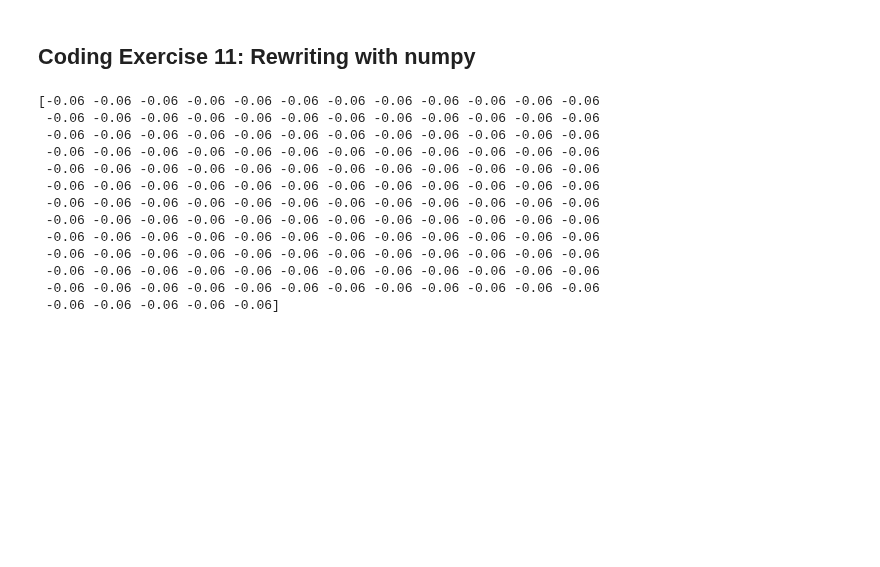
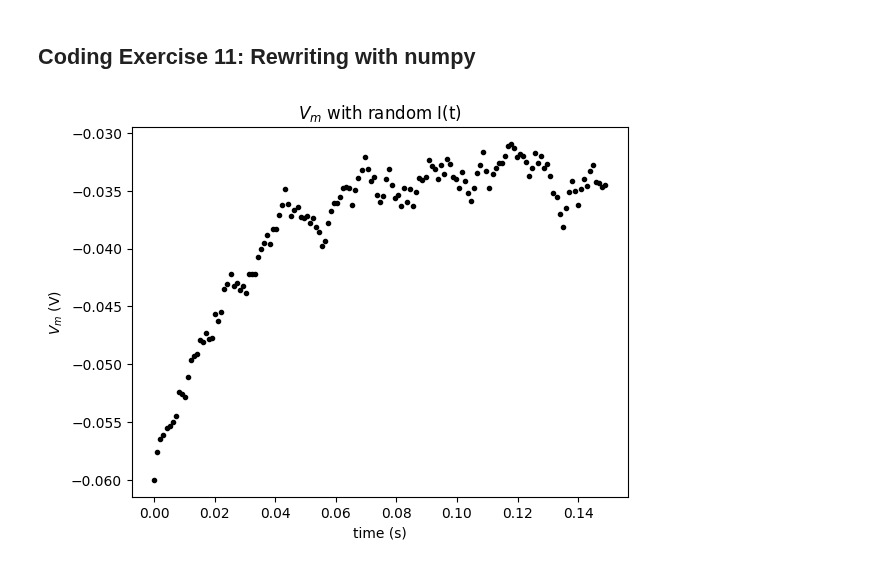
Before and after one commit to ivonnerubio/Neuromatch-Academy-Computational-Neuroscience, a Jupyter notebook: pythonWorkshop1.ipynb, the cells around one changed output. Cells and saved outputs as stored; diff of their text form; code cells hidden in the pictures; blank space fills up the shorter version.

```diff
--- a/pythonWorkshop1.ipynb
+++ b/pythonWorkshop1.ipynb
@@ -414,22 +414,29 @@ plt.show()
 # %%
 # Set random number generator
 np.random.seed(2020)
 
 # Initialize step_end, t_range, and v
 step_end = int(t_max / dt) -1
 t_range = np.linspace(0,t_max, num=step_end, endpoint=False)
 v = el * np.ones(step_end)
+
+# Simulate current over time
+i = i_mean * (1 + 0.1*(np.sqrt(t_max/dt))* (2 * np.random.random(step_end) -1))
+
+# Loop for step_end steps
+for step in range(1,step_end):
+
+    # Compute v as a function of i
+    v[step] = v[step-1] + (dt/tau) * (el - v[step-1] + r * i[step])
+
+
+# Plot membrane potential
+plt.figure()
+plt.title('$V_m$ with random I(t)')
+plt.xlabel('time (s)')
+plt.ylabel('$V_m$ (V)')
+
+plt.plot(t_range, v, 'k.')
+plt.show()
 # %% [output]
-[-0.06 -0.06 -0.06 -0.06 -0.06 -0.06 -0.06 -0.06 -0.06 -0.06 -0.06 -0.06
- -0.06 -0.06 -0.06 -0.06 -0.06 -0.06 -0.06 -0.06 -0.06 -0.06 -0.06 -0.06
- -0.06 -0.06 -0.06 -0.06 -0.06 -0.06 -0.06 -0.06 -0.06 -0.06 -0.06 -0.06
- -0.06 -0.06 -0.06 -0.06 -0.06 -0.06 -0.06 -0.06 -0.06 -0.06 -0.06 -0.06
- -0.06 -0.06 -0.06 -0.06 -0.06 -0.06 -0.06 -0.06 -0.06 -0.06 -0.06 -0.06
- -0.06 -0.06 -0.06 -0.06 -0.06 -0.06 -0.06 -0.06 -0.06 -0.06 -0.06 -0.06
- -0.06 -0.06 -0.06 -0.06 -0.06 -0.06 -0.06 -0.06 -0.06 -0.06 -0.06 -0.06
- -0.06 -0.06 -0.06 -0.06 -0.06 -0.06 -0.06 -0.06 -0.06 -0.06 -0.06 -0.06
- -0.06 -0.06 -0.06 -0.06 -0.06 -0.06 -0.06 -0.06 -0.06 -0.06 -0.06 -0.06
- -0.06 -0.06 -0.06 -0.06 -0.06 -0.06 -0.06 -0.06 -0.06 -0.06 -0.06 -0.06
- -0.06 -0.06 -0.06 -0.06 -0.06 -0.06 -0.06 -0.06 -0.06 -0.06 -0.06 -0.06
- -0.06 -0.06 -0.06 -0.06 -0.06 -0.06 -0.06 -0.06 -0.06 -0.06 -0.06 -0.06
- -0.06 -0.06 -0.06 -0.06 -0.06]
+[figure, added]
```
Also changed, not shown: parts of 2 cells of this notebook.
